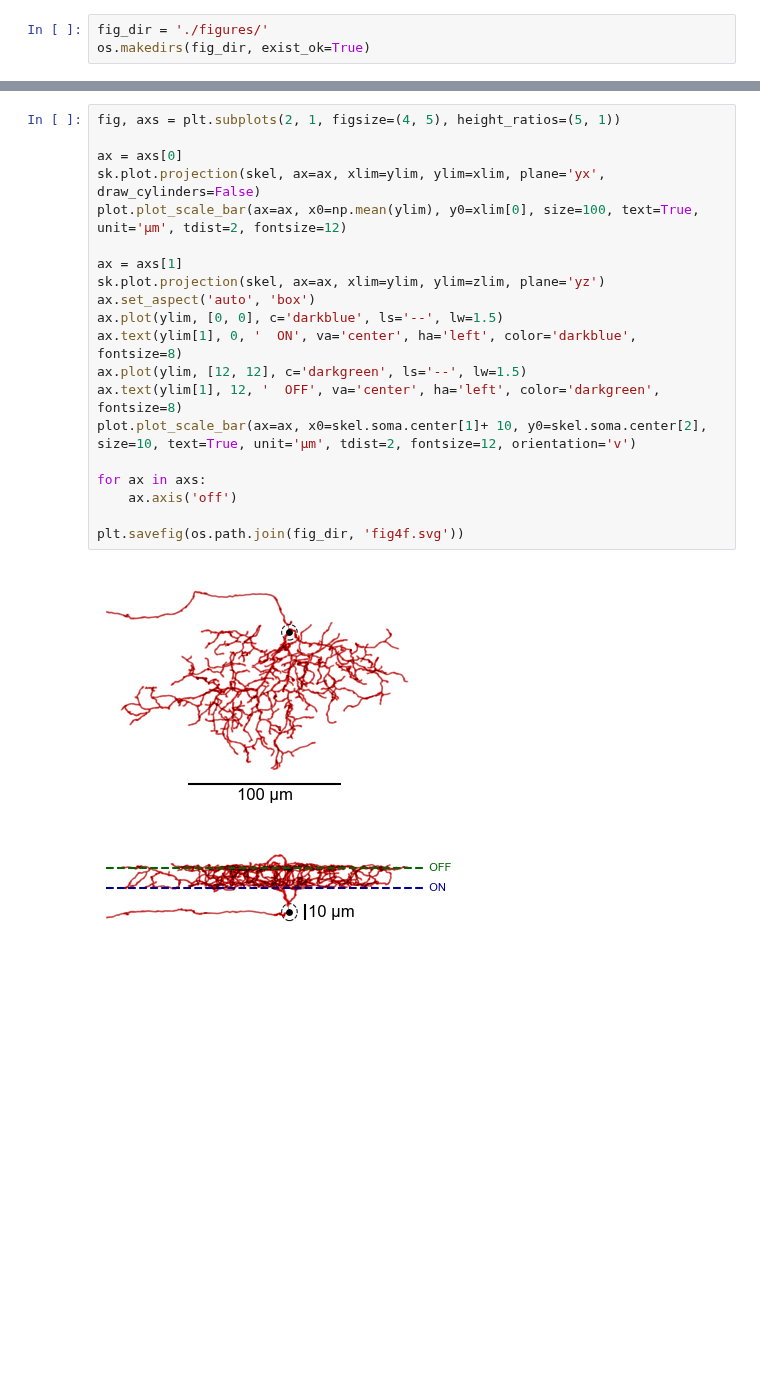
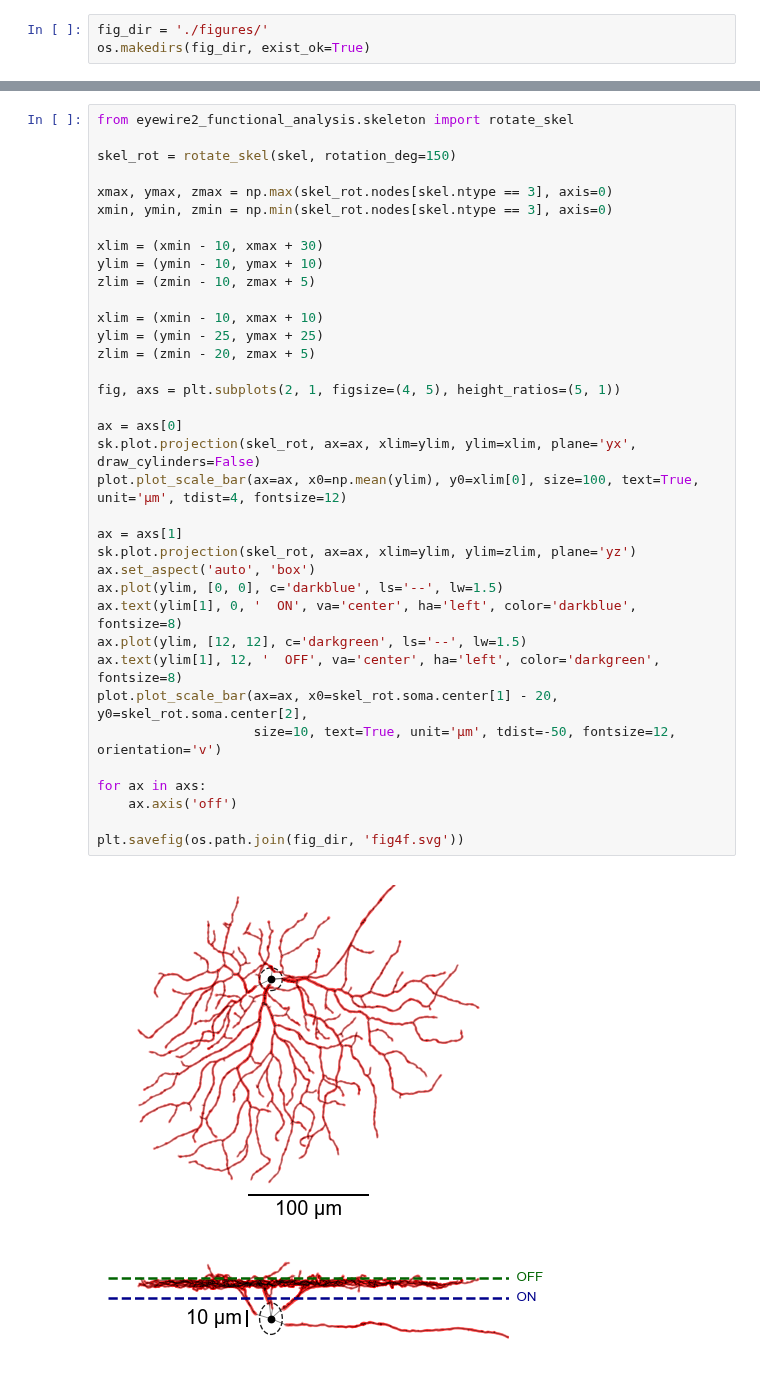
Before and after one commit to eyewire2/eyewire2-functional-analysis, a Jupyter notebook: notebooks/manuscript/Fig4.ipynb, the cells around one changed output, grey strips where cells are left out. Cells and saved outputs as stored; diff of their text form; blank space fills up the shorter version.

```diff
--- a/notebooks/manuscript/Fig4.ipynb
+++ b/notebooks/manuscript/Fig4.ipynb
@@ -85,22 +89,38 @@ zlim = (zmin-10, zmax+5)
 # %%
+from eyewire2_functional_analysis.skeleton import rotate_skel
+
+skel_rot = rotate_skel(skel, rotation_deg=150)
+
+xmax, ymax, zmax = np.max(skel_rot.nodes[skel.ntype == 3], axis=0)
+xmin, ymin, zmin = np.min(skel_rot.nodes[skel.ntype == 3], axis=0)
+
+xlim = (xmin - 10, xmax + 30)
+ylim = (ymin - 10, ymax + 10)
+zlim = (zmin - 10, zmax + 5)
+
+xlim = (xmin - 10, xmax + 10)
+ylim = (ymin - 25, ymax + 25)
+zlim = (zmin - 20, zmax + 5)
+
 fig, axs = plt.subplots(2, 1, figsize=(4, 5), height_ratios=(5, 1))
 
 ax = axs[0]
-sk.plot.projection(skel, ax=ax, xlim=ylim, ylim=xlim, plane='yx', draw_cylinders=False)
-plot.plot_scale_bar(ax=ax, x0=np.mean(ylim), y0=xlim[0], size=100, text=True, unit='µm', tdist=2, fontsize=12)
+sk.plot.projection(skel_rot, ax=ax, xlim=ylim, ylim=xlim, plane='yx', draw_cylinders=False)
+plot.plot_scale_bar(ax=ax, x0=np.mean(ylim), y0=xlim[0], size=100, text=True, unit='µm', tdist=4, fontsize=12)
 
 ax = axs[1]
-sk.plot.projection(skel, ax=ax, xlim=ylim, ylim=zlim, plane='yz')
+sk.plot.projection(skel_rot, ax=ax, xlim=ylim, ylim=zlim, plane='yz')
 ax.set_aspect('auto', 'box')
 ax.plot(ylim, [0, 0], c='darkblue', ls='--', lw=1.5)
 ax.text(ylim[1], 0, '  ON', va='center', ha='left', color='darkblue', fontsize=8)
 ax.plot(ylim, [12, 12], c='darkgreen', ls='--', lw=1.5)
 ax.text(ylim[1], 12, '  OFF', va='center', ha='left', color='darkgreen', fontsize=8)
-plot.plot_scale_bar(ax=ax, x0=skel.soma.center[1]+ 10, y0=skel.soma.center[2], size=10, text=True, unit='µm', tdist=2, fontsize=12, orientation='v')
+plot.plot_scale_bar(ax=ax, x0=skel_rot.soma.center[1] - 20, y0=skel_rot.soma.center[2],
+                    size=10, text=True, unit='µm', tdist=-50, fontsize=12, orientation='v')
 
 for ax in axs:
     ax.axis('off')
 
 plt.savefig(os.path.join(fig_dir, 'fig4f.svg'))
 # %% [output]
-[figure, old version]
+[figure, new version]
```
Also changed, not shown: parts of 29 cells of this notebook, 4 other files.
